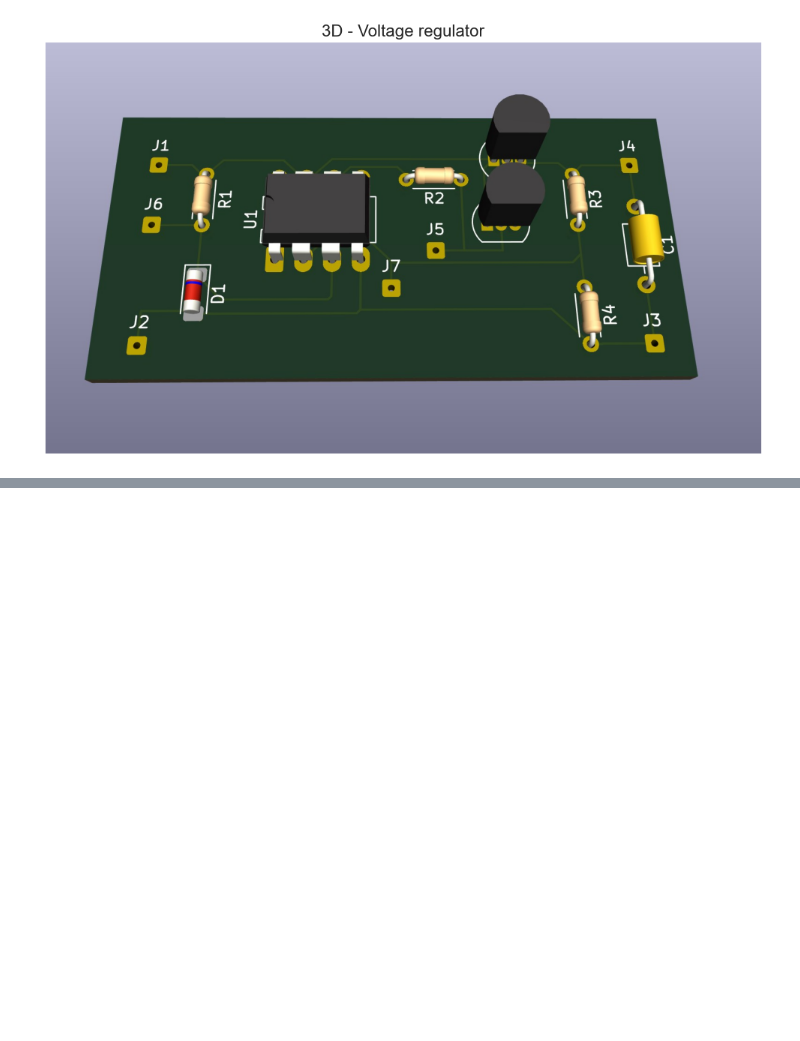
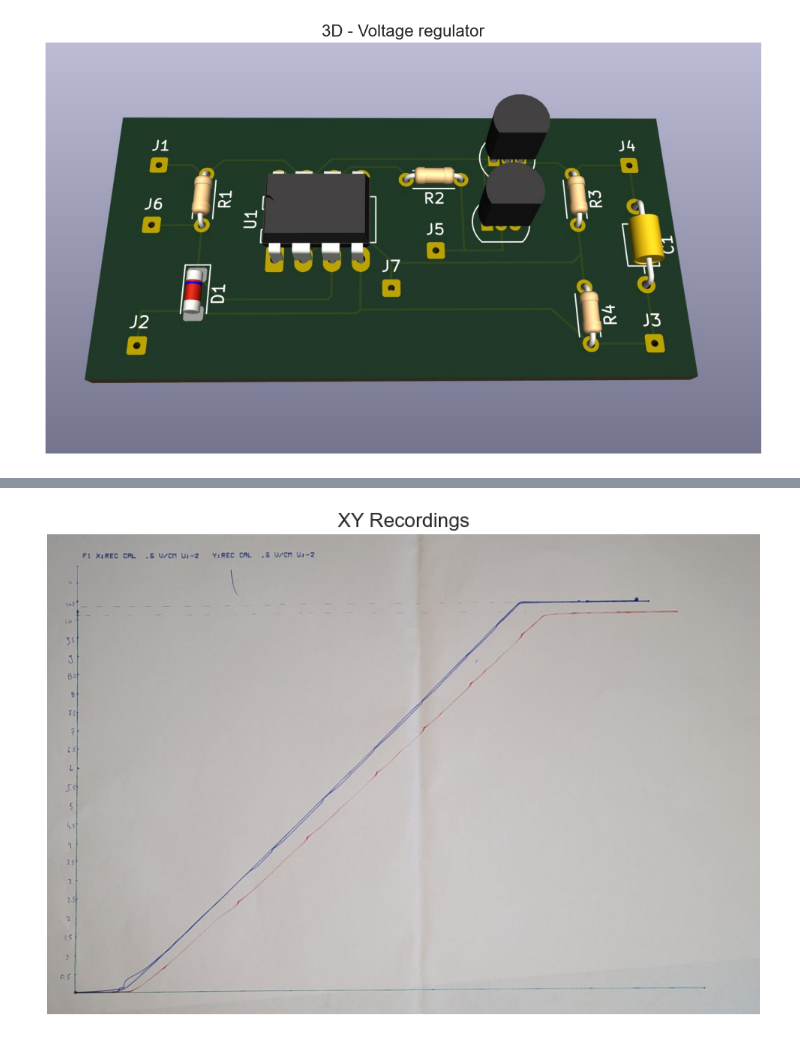
Before and after one commit to Ashu-NT/power_electronics_lab, a Jupyter notebook: src/lab4.ipynb, the cells around one changed output, grey strips where cells are left out. Drawn from its saved outputs; the diff is of its cells as text; code cells hidden in the pictures; blank space fills up the shorter version.

```diff
--- a/src/lab4.ipynb
+++ b/src/lab4.ipynb
@@ -193,0 +208,14 @@ if IS_LTSPICE_CIRCUIT_AVAILABLE:
+# %%
+from components.data_visualizing import insert_circut_diagram
+
+# change to TRUE is we have Simulation Circuit Image
+# Provide to the image folder, change the name to match
+
+IS_LTSPICE_CIRCUIT_AVAILABLE = True
+img_path = '../images/xyrecordings.jpg'  # change string to name of LTspice image
+img_title = "XY Recordings" # Enter Image Title Here
+
+if IS_LTSPICE_CIRCUIT_AVAILABLE:
+    insert_circut_diagram(img_path=img_path,img_title=img_title)
+# %% [output]
+[figure, added]
```
Also changed, not shown: parts of 3 cells of this notebook, 1 other file.
